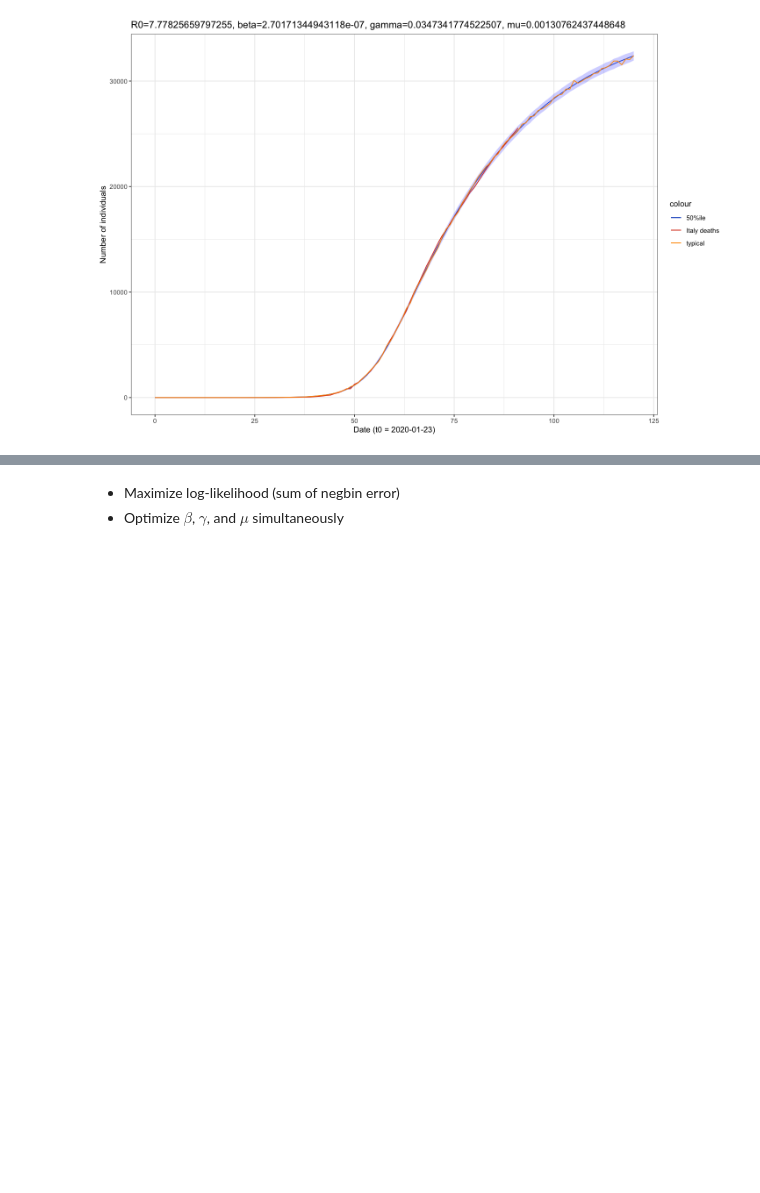
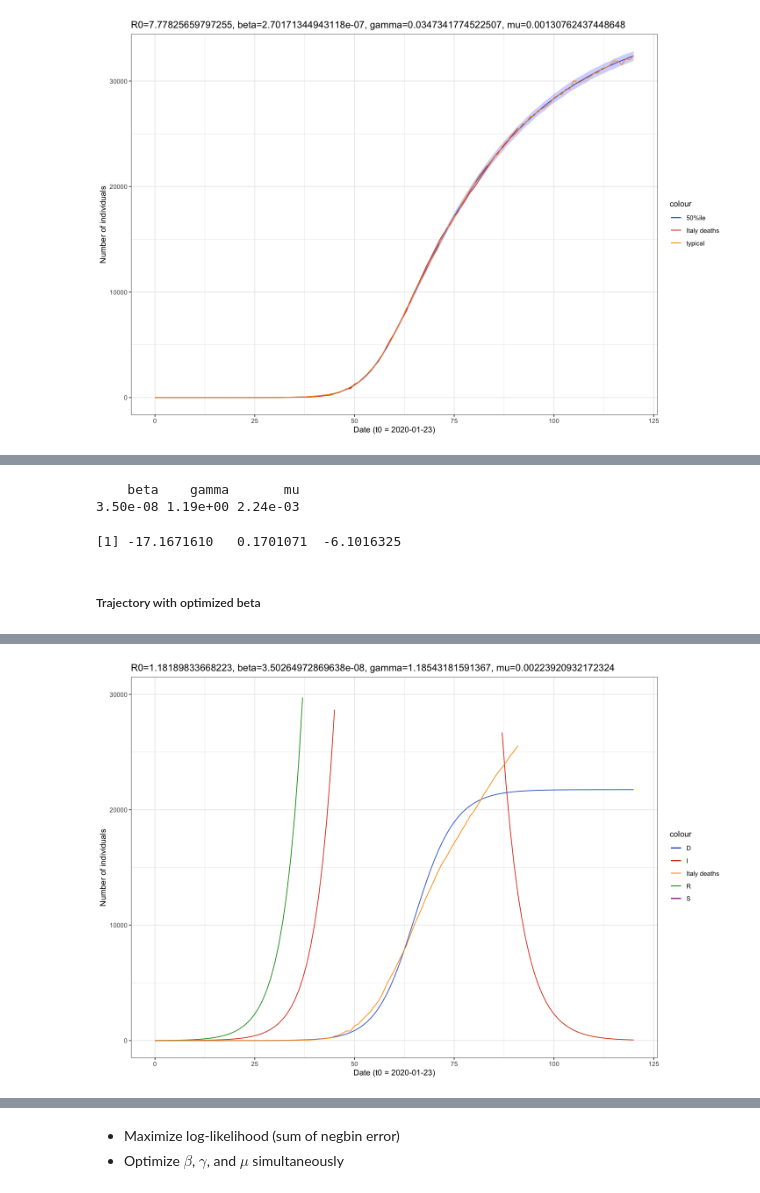
Before and after one commit to cc2qe/covid-19, a Jupyter notebook: covid_global.ipynb, the cells around one changed output, grey strips where cells are left out. Cells and saved outputs as stored; diff of their text form; code cells hidden in the pictures; blank space fills up the shorter version.

```diff
--- a/covid_global.ipynb
+++ b/covid_global.ipynb
@@ -913,0 +1002,22 @@ Warning message:
+# %%
+# log likelihood function
+poisson.loglik <- function (params) {
+    trajectory(
+        model=m1,
+        params=params,
+        times=times,
+        pop.names=c('S', 'I', 'R', 'D'),
+        init=c(params['N'] - I0, I0, 0, 0)) -> s
+
+    sum(dpois(x=italy$death, lambda=params["p.scale"]*subset(s, t >= min(italy$t) & t <= max(italy$t))$D, log=TRUE))
+}
+# %%
+# parameter iterative function
+
+logit <- function (p) log(p/(1-p))    # the logit transform
+expit <- function (x) 1/(1+exp(-x))   # inverse logit
+
+f4 <- function (par) {
+    params <- c(beta=exp(par[1]), gamma=exp(par[2]), mu=exp(par[3]), N=N, p.scale=p.scale)
+    -poisson.loglik(params)
+}
@@ -913,0 +1026,9 @@ Warning message:
+# %%
+# params: beta, gamma, mu
+fit4 <- optim(f4, par=c(log(beta), log(gamma), log(mu)))
+fit4
+
+opt <- fit4$par
+R0 <- exp(opt[1]) * N / exp(opt[2])
+
+R0
@@ -913,0 +1052,12 @@ Warning message:
+# %%
+mle1 <- c(beta=exp(opt[1]), gamma=exp(opt[2]), mu=exp(opt[3]))
+signif(mle1,3)
+# %% [output]
+    beta    gamma       mu
+3.50e-08 1.19e+00 2.24e-03
+# %%
+opt
+# %% [output]
+[1] -17.1671610   0.1701071  -6.1016325
+# %% [markdown]
+##### Trajectory with optimized beta
@@ -913,0 +1072,15 @@ Warning message:
+# %%
+# plot the simulated data compared to the observed (italy) data
+p <- ggplot(join(pred, italy, by='t'), aes(x=t))
+p <- p + theme_bw() + scale_color_gdocs()
+p <- p + geom_line(aes(y=S, col='S'))
+p <- p + geom_line(aes(y=I, col='I'))
+p <- p + geom_line(aes(y=R, col='R'))
+p <- p + geom_line(aes(y=D, col='D'))
+p <- p + geom_line(aes(y=death, col='Italy deaths'))
+p <- p + scale_y_continuous(limits=c(0,3e4))
+# p <- p + scale_y_continuous(trans='log10')
+p <- p + ggtitle(paste0('R0=', R0, ', beta=', exp(opt[1]), ', gamma=', exp(opt[2]), ', mu=', exp(opt[3])))
+p <- p + xlab('Date (t0 = 2020-01-23)') + ylab('Number of individuals')
+p
+# %% [output]
@@ -913,0 +1093 @@ Warning message:
+[figure, added]
```
Also changed, not shown: parts of 34 cells of this notebook.
